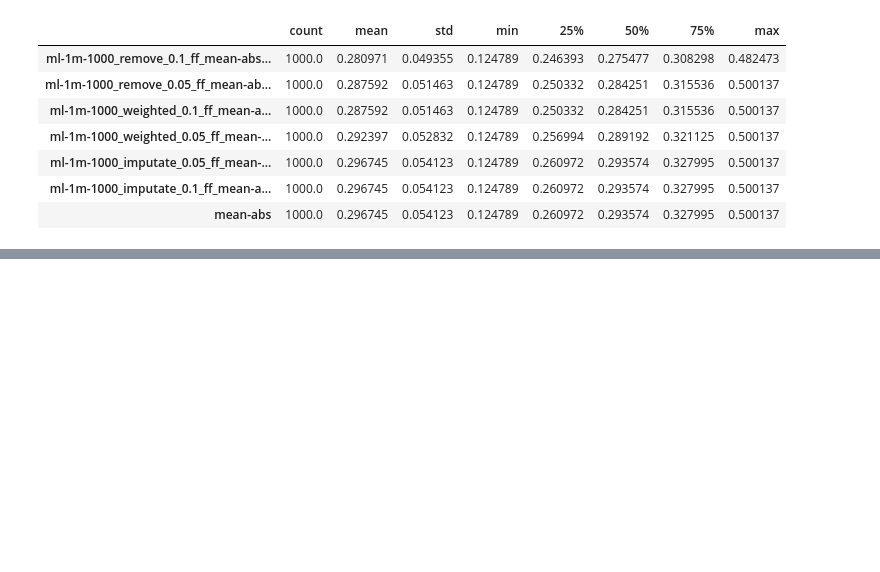
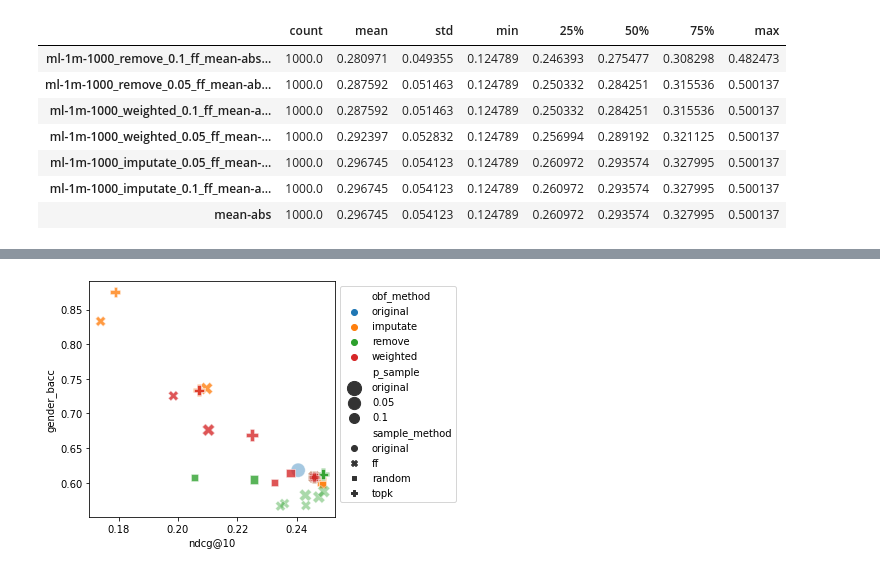
Before and after one commit to gescobedo/SBO, a Jupyter notebook: perturbation_analysis.ipynb, the cells around one changed output, grey strips where cells are left out. Saved outputs shown, nothing was run; the diff lists cells and outputs as text; code cells hidden in the pictures; blank space fills up the shorter version.

```diff
--- a/perturbation_analysis.ipynb
+++ b/perturbation_analysis.ipynb
@@ -123,0 +148,22 @@ data_plot.describe().T.sort_values("mean")
+# %%
+
+results_recs = pd.read_csv("/share/rk4/home/gustavoe/obfuscation/full_train/result_table-right.csv")
+# %%
+results_recs[["dataset","obf_method","p_sample","sample_method","user_ster_method","user_ster_threshold"]]=pd.DataFrame(results_recs["dataset"].str.split("_").to_list(),index=results_recs.index)
+# %%
+concat_attack = pd.concat([ml_results,lfm_results] ,axis=0,ignore_index=True)
+concat_attack = concat_attack.merge(results_recs,how="left",left_on="dataset_name",right_on="dataset"
+                                  )
+# %%
+concat_attack.fillna("original",inplace=True)
+# %%
+ax = sns.scatterplot(concat_attack[concat_attack["dataset_x"]=="ml-1m"],
+                x="ndcg@10",y="gender_bacc",hue="obf_method",
+                style="sample_method",
+                size="p_sample",
+                sizes=(100,200),alpha=0.4)
+sns.move_legend(ax, "upper left", bbox_to_anchor=(1, 1))
+plt.tight_layout()
+plt.savefig("figures/ml-1m_bacc_ndcg.png",dpi=250)
+# %% [output]
+[figure, added]
```
Also changed, not shown: parts of 5 cells of this notebook, 13 other files.
